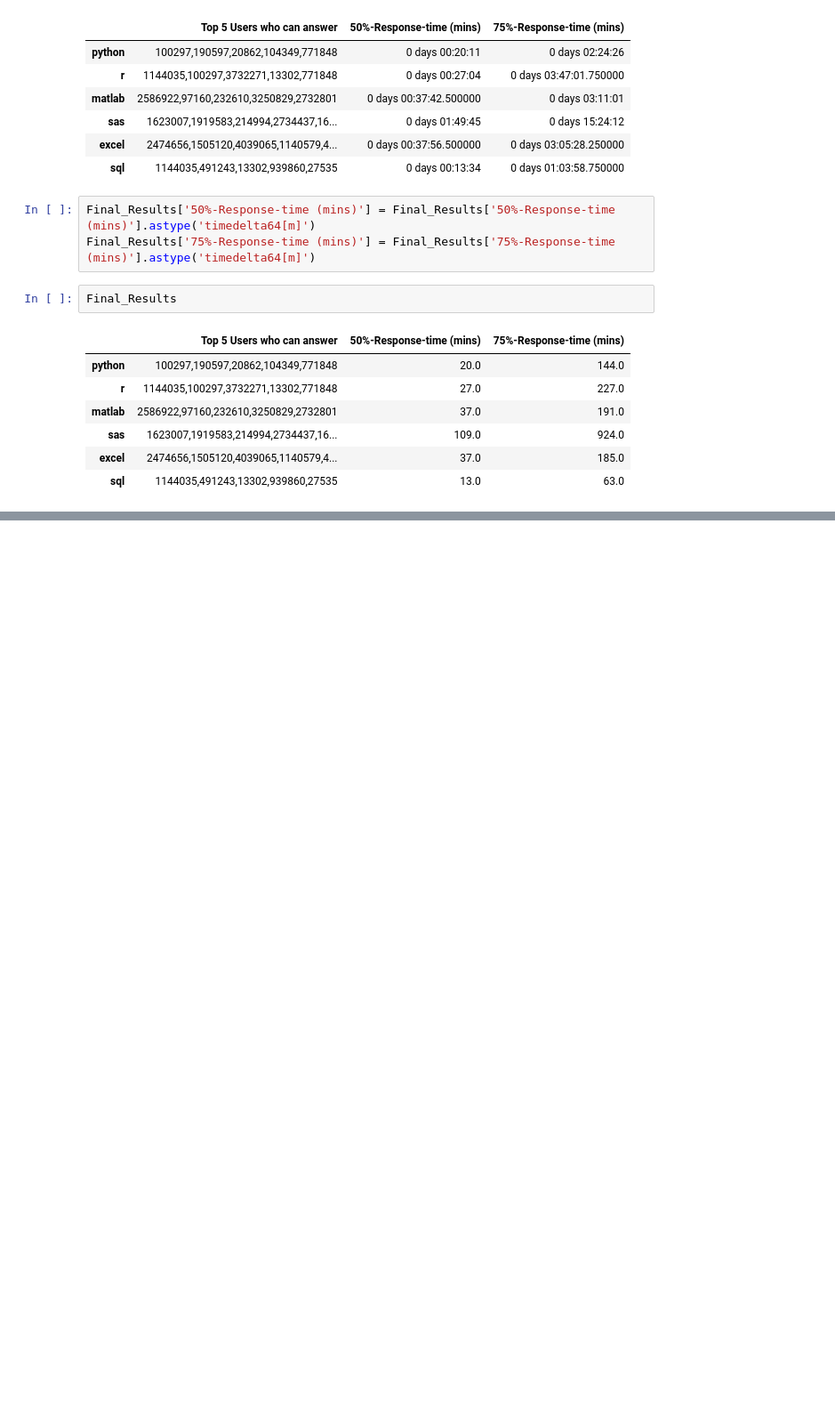
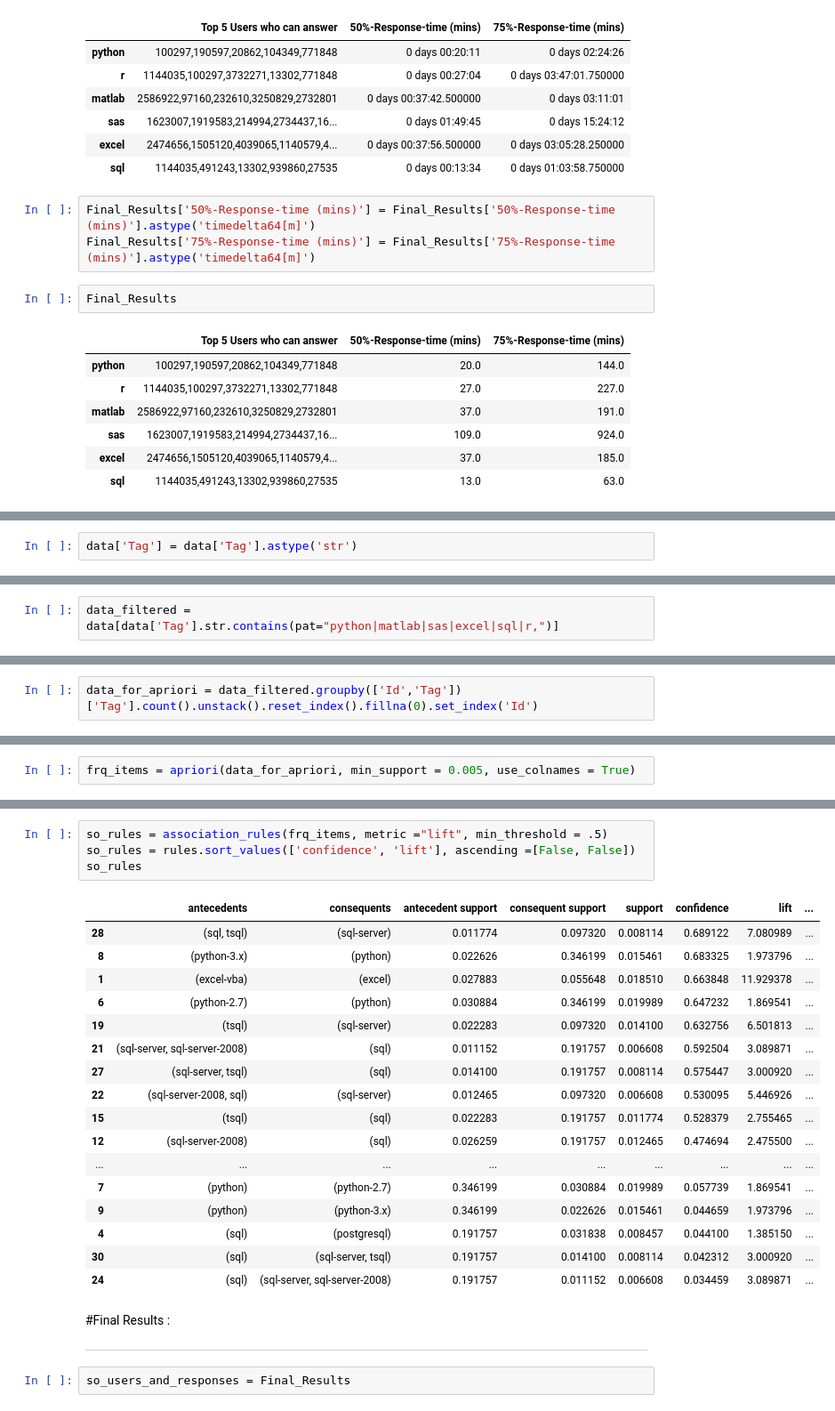
Before and after one commit to prajwalpai/Upgrad-Assignments, a Jupyter notebook: SO_Assignment.ipynb, the cells around one changed output, grey strips where cells are left out. Shown: that part at 89% size. Saved outputs shown, nothing was run; the diff lists cells and outputs as text; blank space fills up the shorter version.

```diff
--- a/SO_Assignment.ipynb
+++ b/SO_Assignment.ipynb
@@ -669,0 +691,2 @@ Final_Results
+# %%
+data['Tag'] = data['Tag'].astype('str')
@@ -669,0 +730,2 @@ Final_Results
+# %%
+data_filtered = data[data['Tag'].str.contains(pat="python|matlab|sas|excel|sql|r,")]
@@ -669,0 +738,2 @@ Final_Results
+# %%
+data_for_apriori = data_filtered.groupby(['Id','Tag'])['Tag'].count().unstack().reset_index().fillna(0).set_index('Id')
@@ -669,0 +743,2 @@ Final_Results
+# %%
+frq_items = apriori(data_for_apriori, min_support = 0.005, use_colnames = True)
@@ -669,0 +765,28 @@ Final_Results
+# %%
+so_rules = association_rules(frq_items, metric ="lift", min_threshold = .5)
+so_rules = rules.sort_values(['confidence', 'lift'], ascending =[False, False])
+so_rules
+# %% [output]
+|  | antecedents | consequents | antecedent support | consequent support | support | confidence | lift | ... |
+| 28 | (sql, tsql) | (sql-server) | 0.011774 | 0.097320 | 0.008114 | 0.689122 | 7.080989 | ... |
+| 8 | (python-3.x) | (python) | 0.022626 | 0.346199 | 0.015461 | 0.683325 | 1.973796 | ... |
+| 1 | (excel-vba) | (excel) | 0.027883 | 0.055648 | 0.018510 | 0.663848 | 11.929378 | ... |
+| 6 | (python-2.7) | (python) | 0.030884 | 0.346199 | 0.019989 | 0.647232 | 1.869541 | ... |
+| 19 | (tsql) | (sql-server) | 0.022283 | 0.097320 | 0.014100 | 0.632756 | 6.501813 | ... |
+| 21 | (sql-server, sql-server-2008) | (sql) | 0.011152 | 0.191757 | 0.006608 | 0.592504 | 3.089871 | ... |
+| 27 | (sql-server, tsql) | (sql) | 0.014100 | 0.191757 | 0.008114 | 0.575447 | 3.000920 | ... |
+| 22 | (sql-server-2008, sql) | (sql-server) | 0.012465 | 0.097320 | 0.006608 | 0.530095 | 5.446926 | ... |
+| 15 | (tsql) | (sql) | 0.022283 | 0.191757 | 0.011774 | 0.528379 | 2.755465 | ... |
+| 12 | (sql-server-2008) | (sql) | 0.026259 | 0.191757 | 0.012465 | 0.474694 | 2.475500 | ... |
+| ... | ... | ... | ... | ... | ... | ... | ... | ... |
+| 7 | (python) | (python-2.7) | 0.346199 | 0.030884 | 0.019989 | 0.057739 | 1.869541 | ... |
+| 9 | (python) | (python-3.x) | 0.346199 | 0.022626 | 0.015461 | 0.044659 | 1.973796 | ... |
+| 4 | (sql) | (postgresql) | 0.191757 | 0.031838 | 0.008457 | 0.044100 | 1.385150 | ... |
+| 30 | (sql) | (sql-server, tsql) | 0.191757 | 0.014100 | 0.008114 | 0.042312 | 3.000920 | ... |
+| 24 | (sql) | (sql-server, sql-server-2008) | 0.191757 | 0.011152 | 0.006608 | 0.034459 | 3.089871 | ... |
+# %% [markdown]
+#Final Results :
+
+---
+# %%
+so_users_and_responses = Final_Results
```
Also changed, not shown: parts of 39 cells of this notebook.
